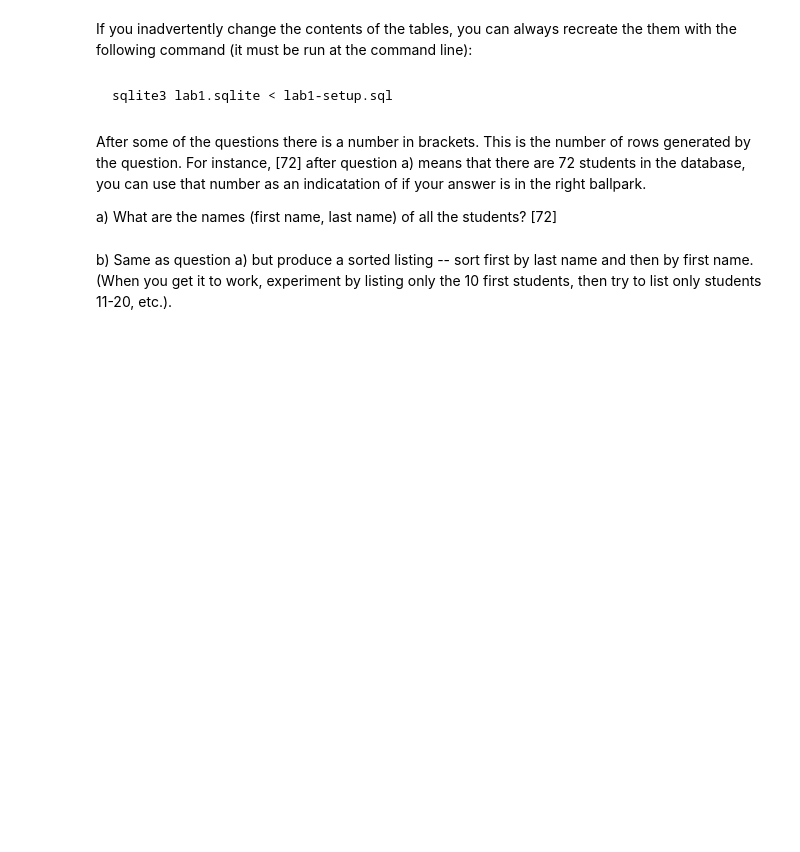
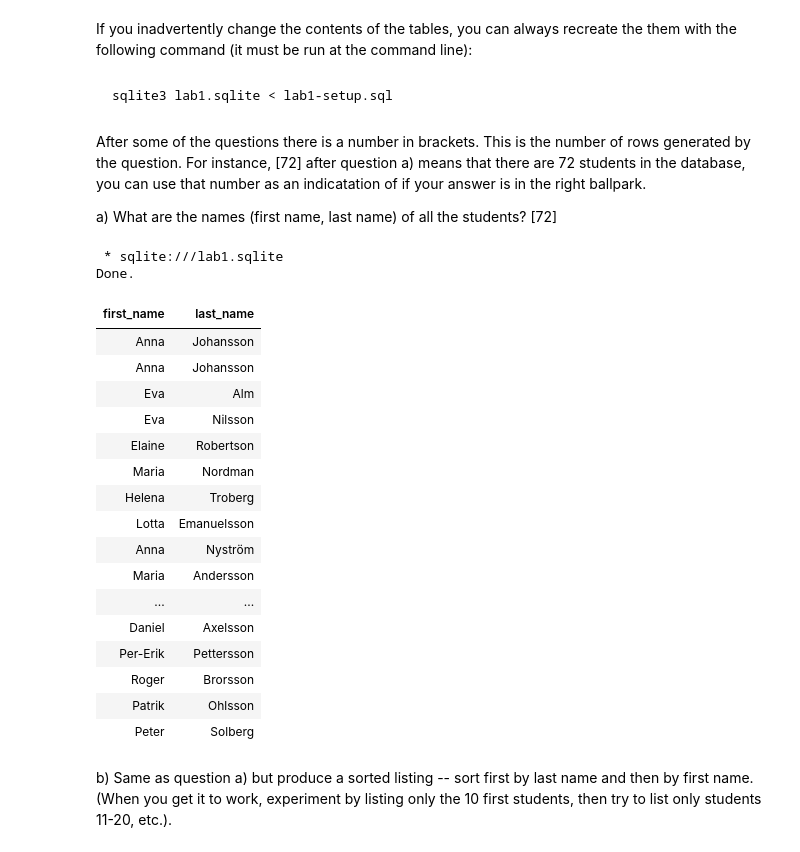
Before and after one commit to GitThisJoel/database-technology, a Jupyter notebook: lab1/lab1.ipynb, the cells around one changed output. Cells and saved outputs as stored; diff of their text form; code cells hidden in the pictures; blank space fills up the shorter version.

```diff
--- a/lab1/lab1.ipynb
+++ b/lab1/lab1.ipynb
@@ -239,6 +241,28 @@ a) What are the names (first name, last name) of all the
    students? [72]
 # %%
 %%sql
+SELECT first_name, last_name
+FROM students
+# %% [output]
+ * sqlite:///lab1.sqlite
+Done.
+| first_name | last_name |
+| Anna | Johansson |
+| Anna | Johansson |
+| Eva | Alm |
+| Eva | Nilsson |
+| Elaine | Robertson |
+| Maria | Nordman |
+| Helena | Troberg |
+| Lotta | Emanuelsson |
+| Anna | Nyström |
+| Maria | Andersson |
+| ... | ... |
+| Daniel | Axelsson |
+| Per-Erik | Pettersson |
+| Roger | Brorsson |
+| Patrik | Ohlsson |
+| Peter | Solberg |
 # %% [markdown]
 b) Same as question a) but produce a sorted listing -- sort
    first by last name and then by first name. (When you get
```
Also changed, not shown: parts of 23 cells of this notebook.
